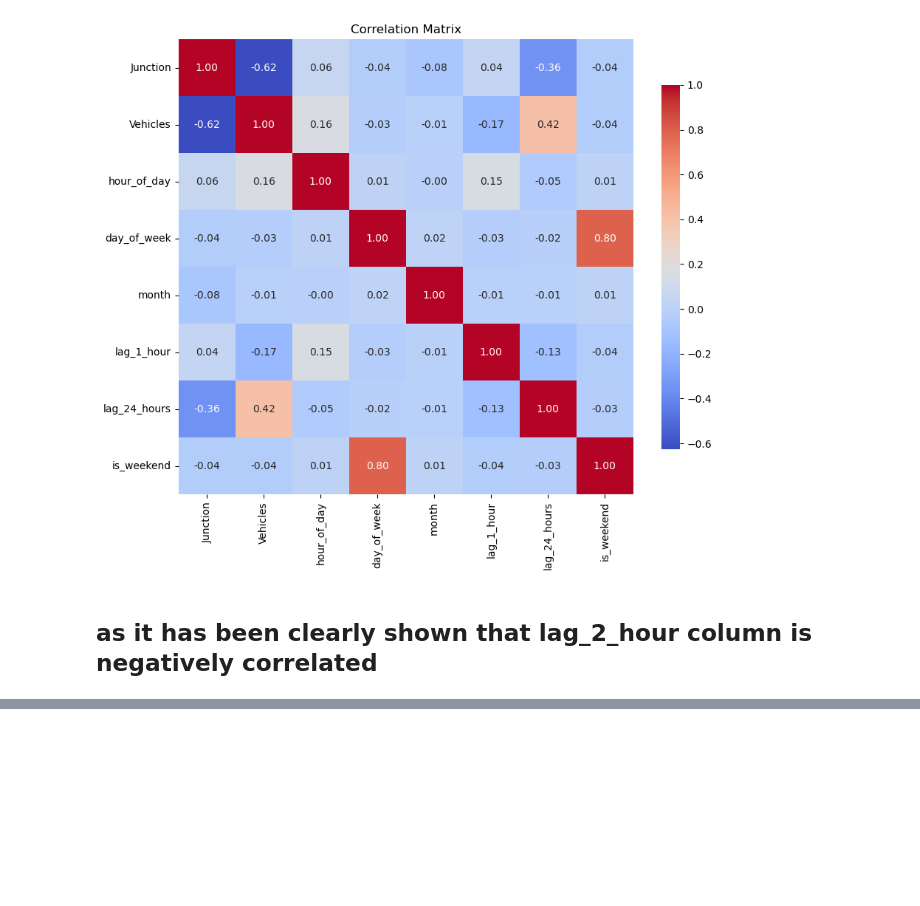
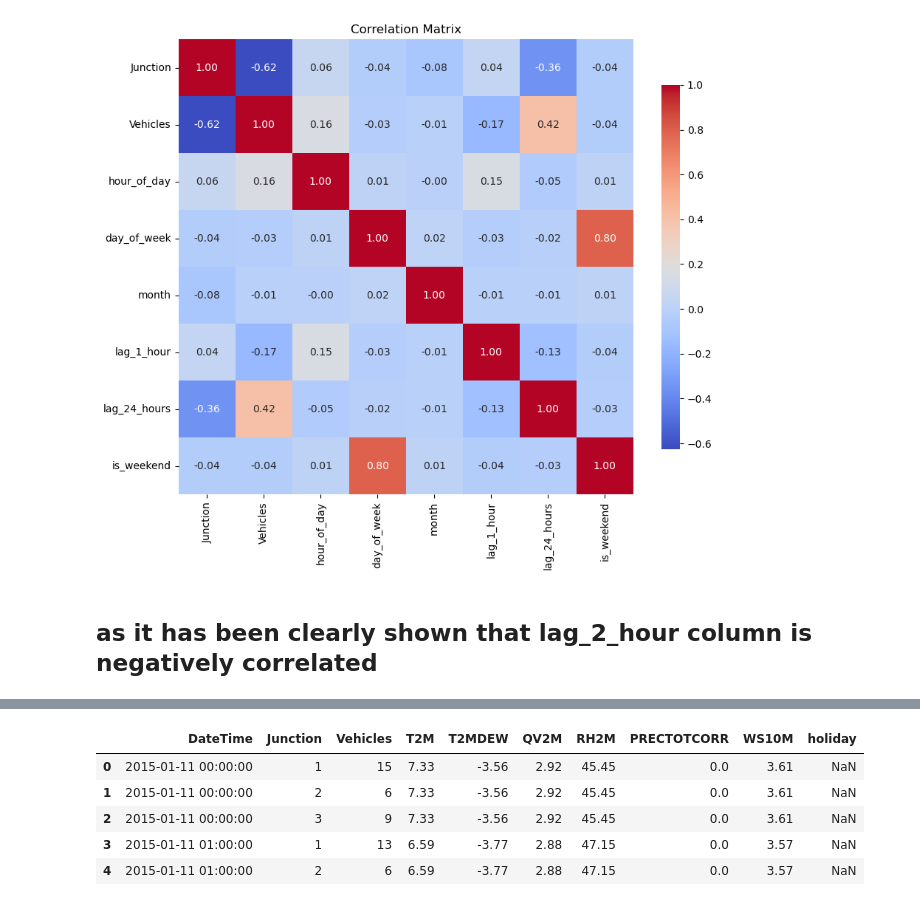
Before and after one commit to SheetalRawat10/Traffic-Congestion-Prediction, a Jupyter notebook: Traffic-Congestion-Prediction.ipynb, the cells around one changed output, grey strips where cells are left out. Cells and saved outputs as stored; diff of their text form; code cells hidden in the pictures; blank space fills up the shorter version.

```diff
--- a/Traffic-Congestion-Prediction.ipynb
+++ b/Traffic-Congestion-Prediction.ipynb
@@ -310,0 +553,14 @@ plt.show()
+# %%
+final_df = pd.read_csv('unified_dataset.csv')
+# %%
+# Drop the original columns if no longer needed
+final_df.drop(columns=['datetime', 'date'], inplace=True)
+# %%
+final_df.head()
+# %% [output]
+|  | DateTime | Junction | Vehicles | T2M | T2MDEW | QV2M | RH2M | PRECTOTCORR | WS10M | holiday |
+| 0 | 2015-01-11 00:00:00 | 1 | 15 | 7.33 | -3.56 | 2.92 | 45.45 | 0.0 | 3.61 | NaN |
+| 1 | 2015-01-11 00:00:00 | 2 | 6 | 7.33 | -3.56 | 2.92 | 45.45 | 0.0 | 3.61 | NaN |
+| 2 | 2015-01-11 00:00:00 | 3 | 9 | 7.33 | -3.56 | 2.92 | 45.45 | 0.0 | 3.61 | NaN |
+| 3 | 2015-01-11 01:00:00 | 1 | 13 | 6.59 | -3.77 | 2.88 | 47.15 | 0.0 | 3.57 | NaN |
+| 4 | 2015-01-11 01:00:00 | 2 | 6 | 6.59 | -3.77 | 2.88 | 47.15 | 0.0 | 3.57 | NaN |
```
Also changed, not shown: parts of 31 cells of this notebook, 5 other files.
